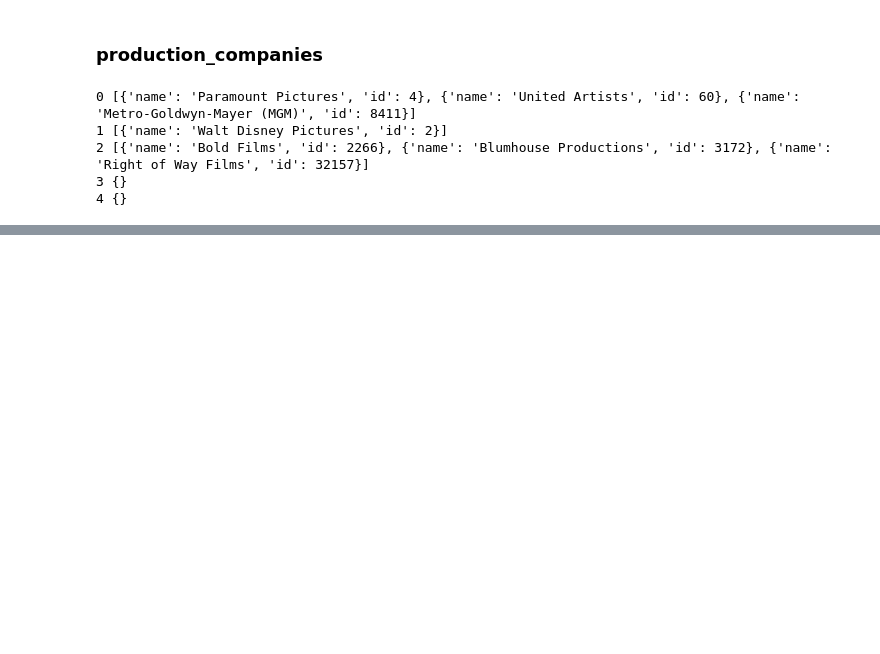
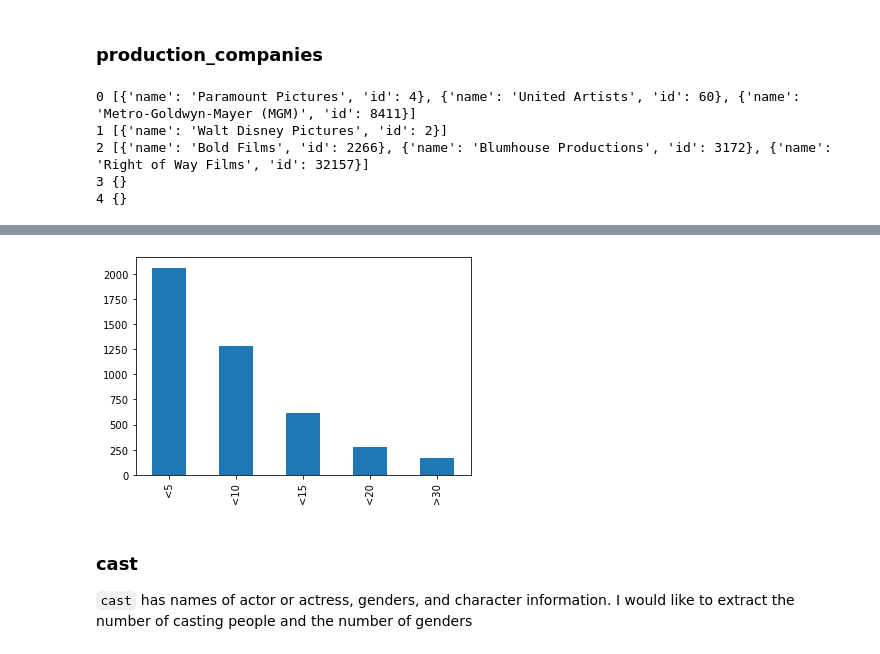
Before and after one commit to yejiseoung/TMDB, a Jupyter notebook: TMDB_EDA_FeatureEngineering.ipynb, the cells around one changed output, grey strips where cells are left out. Cells and saved outputs as stored; diff of their text form; code cells hidden in the pictures; blank space fills up the shorter version.

```diff
--- a/TMDB_EDA_FeatureEngineering.ipynb
+++ b/TMDB_EDA_FeatureEngineering.ipynb
@@ -353,0 +535,4 @@ Name: production_companies, dtype: int64
+# %%
+df_test['num_keywords'].value_counts().sort_values(ascending=False).plot(kind='bar');
+# %% [output]
+[figure, added]
@@ -353,0 +543,4 @@ Name: production_companies, dtype: int64
+# %% [markdown]
+### cast
+
+`cast` has names of actor or actress, genders, and character information. I would like to extract the number of casting people and the number of genders
```
Also changed, not shown: parts of 88 cells of this notebook.
